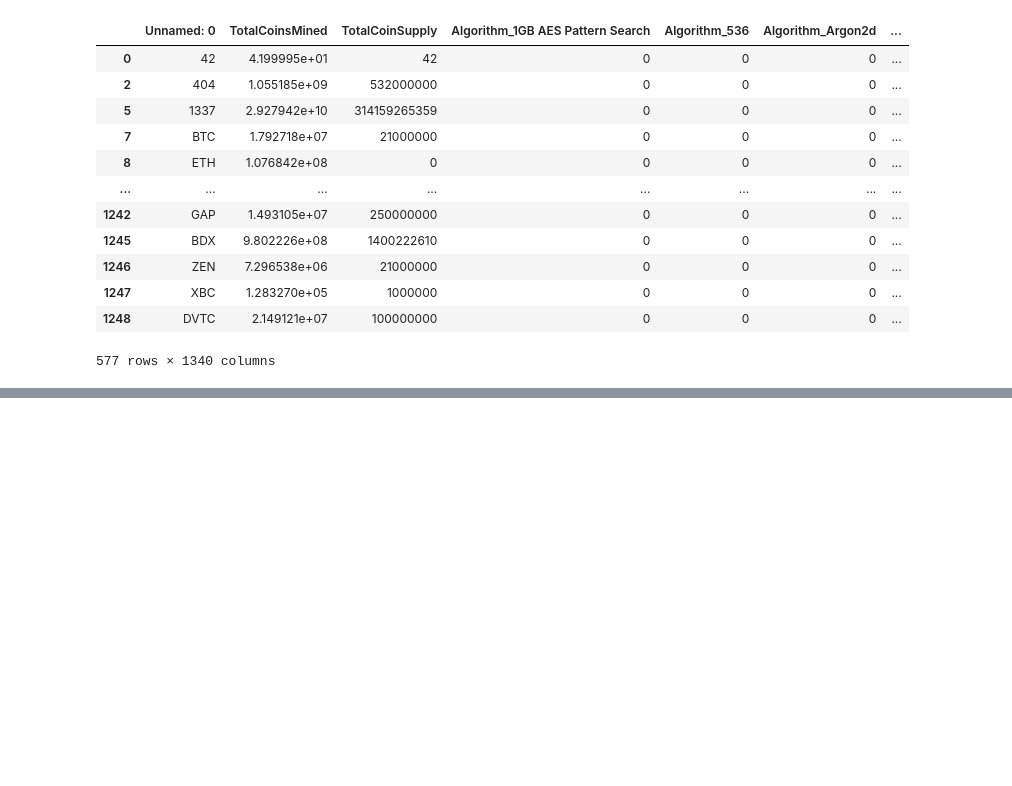
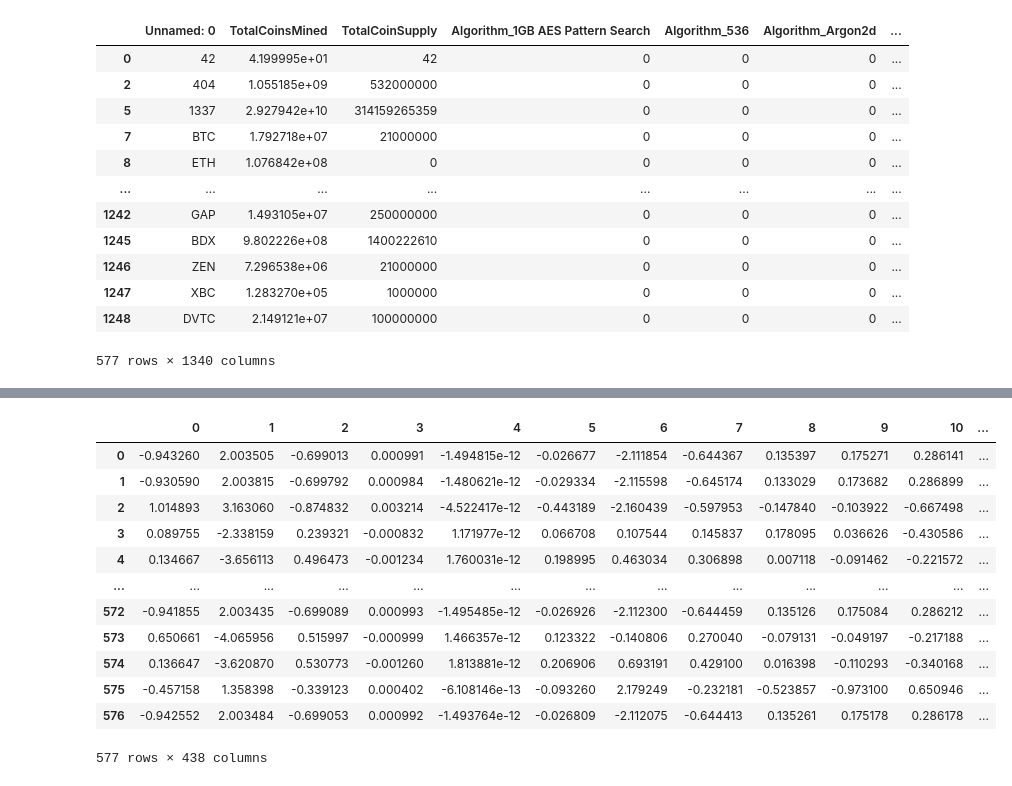
Before and after one commit to couma-dev/Unsupervised-Machine-Learning-Challenge, a Jupyter notebook: Unsupervised-Learning.ipynb, the cells around one changed output, grey strips where cells are left out. Drawn from its saved outputs; the diff is of its cells as text; code cells hidden in the pictures; blank space fills up the shorter version.

```diff
--- a/Unsupervised-Learning.ipynb
+++ b/Unsupervised-Learning.ipynb
@@ -112,0 +137,5 @@ df_dummies
+# %%
+# Applying PCA to reduce dimensions preserving 80% of the explained variance.
+from sklearn.decomposition import PCA
+pca = PCA(n_components=0.80)
+crypto_pca = pca.fit_transform(crypto_scaled)
@@ -112,0 +158,18 @@ df_dummies
+# %%
+#converting the resulting array into a dataframe
+crypto_converted_df = pd.DataFrame(crypto_pca)
+crypto_converted_df
+# %% [output]
+|  | 0 | 1 | 2 | 3 | 4 | 5 | 6 | 7 | 8 | 9 | 10 | ... |
+| 0 | -0.943260 | 2.003505 | -0.699013 | 0.000991 | -1.494815e-12 | -0.026677 | -2.111854 | -0.644367 | 0.135397 | 0.175271 | 0.286141 | ... |
+| 1 | -0.930590 | 2.003815 | -0.699792 | 0.000984 | -1.480621e-12 | -0.029334 | -2.115598 | -0.645174 | 0.133029 | 0.173682 | 0.286899 | ... |
+| 2 | 1.014893 | 3.163060 | -0.874832 | 0.003214 | -4.522417e-12 | -0.443189 | -2.160439 | -0.597953 | -0.147840 | -0.103922 | -0.667498 | ... |
+| 3 | 0.089755 | -2.338159 | 0.239321 | -0.000832 | 1.171977e-12 | 0.066708 | 0.107544 | 0.145837 | 0.178095 | 0.036626 | -0.430586 | ... |
+| 4 | 0.134667 | -3.656113 | 0.496473 | -0.001234 | 1.760031e-12 | 0.198995 | 0.463034 | 0.306898 | 0.007118 | -0.091462 | -0.221572 | ... |
+| ... | ... | ... | ... | ... | ... | ... | ... | ... | ... | ... | ... | ... |
+| 572 | -0.941855 | 2.003435 | -0.699089 | 0.000993 | -1.495485e-12 | -0.026926 | -2.112300 | -0.644459 | 0.135126 | 0.175084 | 0.286212 | ... |
+| 573 | 0.650661 | -4.065956 | 0.515997 | -0.000999 | 1.466357e-12 | 0.123322 | -0.140806 | 0.270040 | -0.079131 | -0.049197 | -0.217188 | ... |
+| 574 | 0.136647 | -3.620870 | 0.530773 | -0.001260 | 1.813881e-12 | 0.206906 | 0.693191 | 0.429100 | 0.016398 | -0.110293 | -0.340168 | ... |
+| 575 | -0.457158 | 1.358398 | -0.339123 | 0.000402 | -6.108146e-13 | -0.093260 | 2.179249 | -0.232181 | -0.523857 | -0.973100 | 0.650946 | ... |
+| 576 | -0.942552 | 2.003484 | -0.699053 | 0.000992 | -1.493764e-12 | -0.026809 | -2.112075 | -0.644413 | 0.135261 | 0.175178 | 0.286178 | ... |
+577 rows × 438 columns
```
Also changed, not shown: parts of 17 cells of this notebook.
